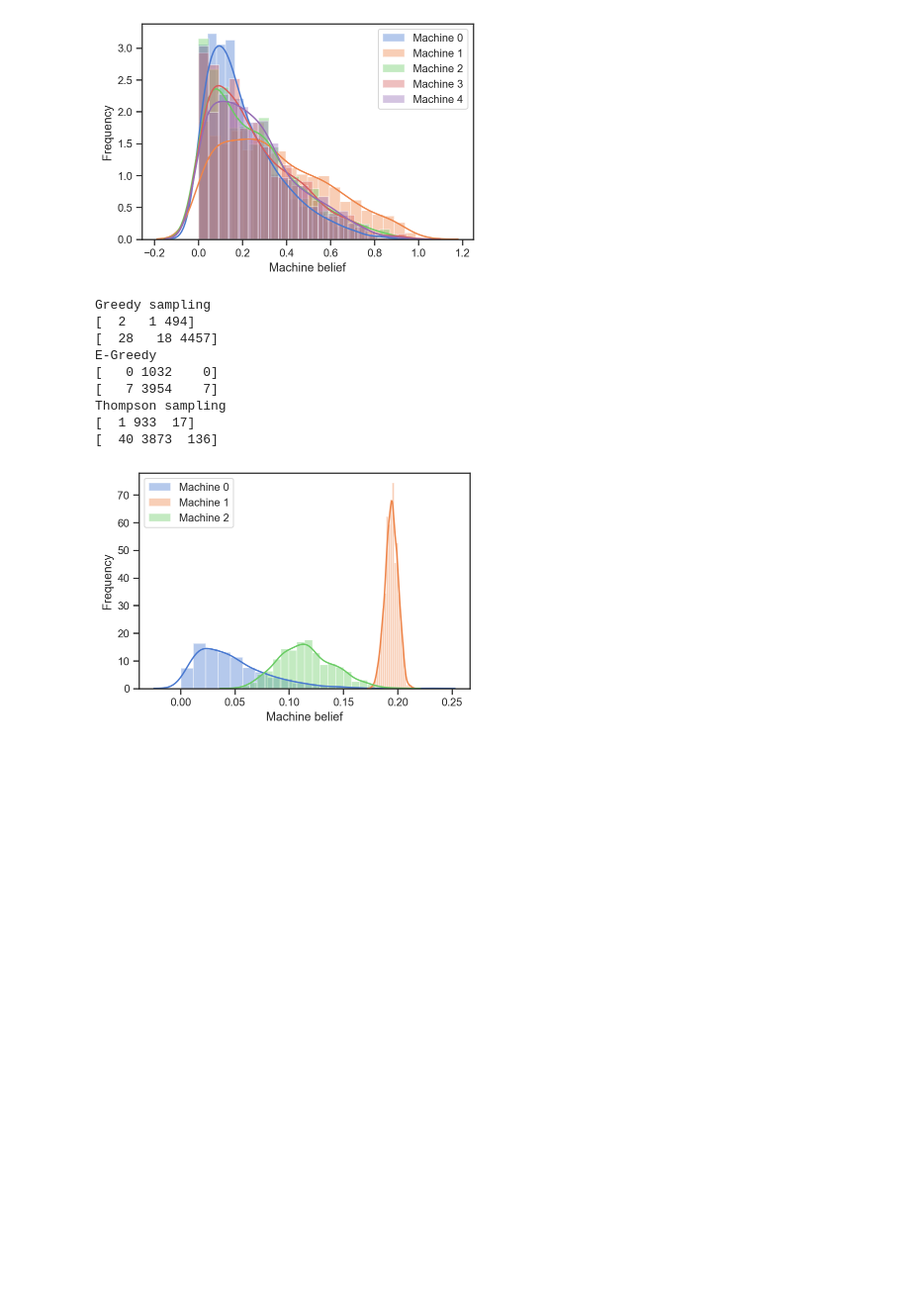
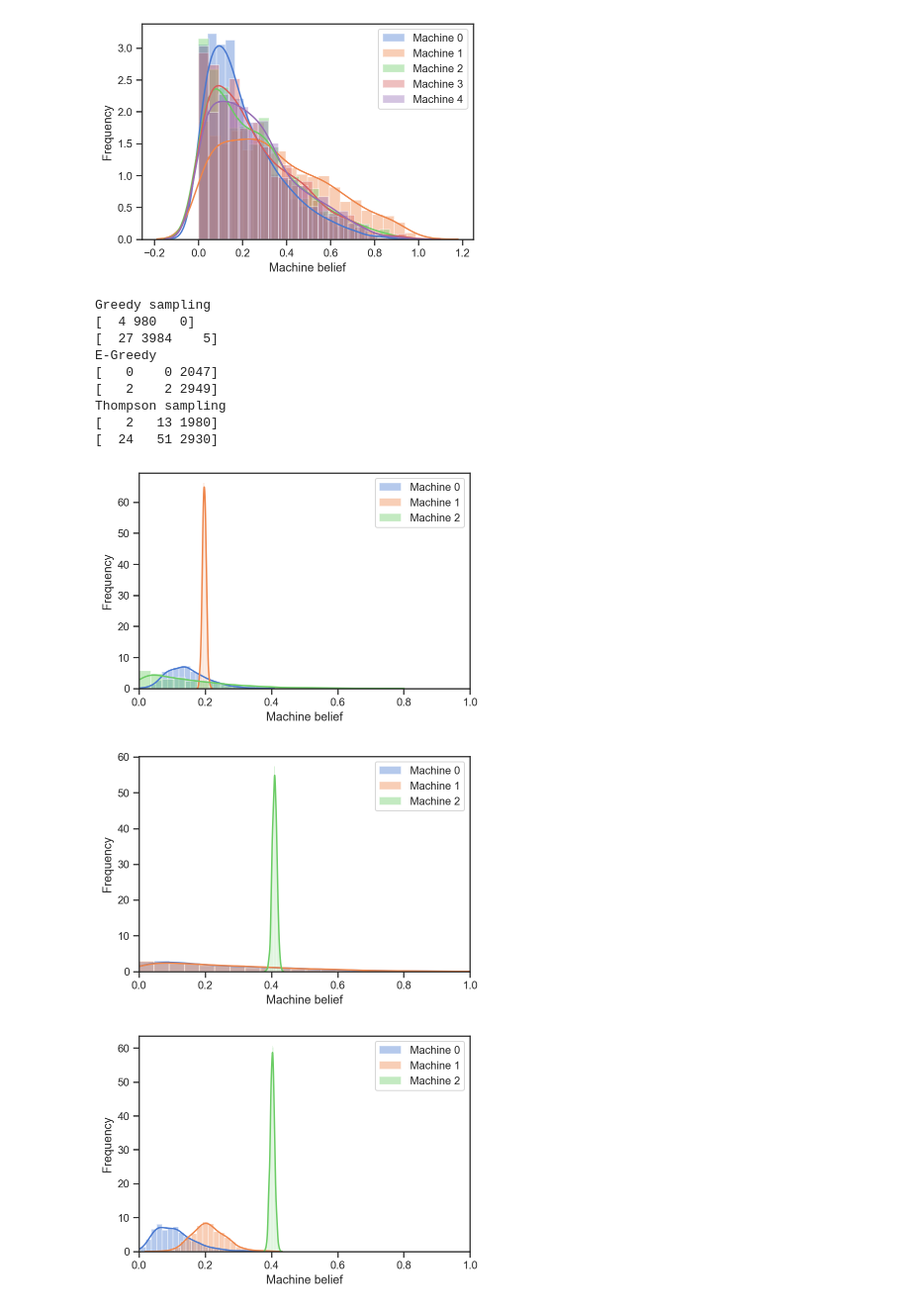
Before and after one commit to rfdickerson/multiarmed-bandits, a Jupyter notebook: Multi-armed bandits.ipynb, the cells around one changed output. Shown at 99% size. Drawn from its saved outputs; the diff is of its cells as text; code cells hidden in the pictures; blank space fills up the shorter version.

```diff
--- a/Multi-armed bandits.ipynb
+++ b/Multi-armed bandits.ipynb
@@ -239,7 +239,7 @@ def plot_beliefs(e):
                          kde=True,
                          label='Machine {}'.format(i),
                          )
-
+    ax.set_xlim([0,1.0])
     ax.set(xlabel='Machine belief', ylabel='Frequency')
     ax.legend()
 # %%
@@ -300,7 +300,7 @@ def thompson(e):
     return np.argmax(probs)
 
 n_trials = 5000
-means = np.array([0.05, 0.2, 0.1])
+means = np.array([0.1, 0.2, 0.4])
 
 a = MAB_Experiment(means)
 a.solve(greedy, n_trials)
@@ -308,28 +308,32 @@ print("Greedy sampling")
 print(a.S)
 print(a.F)
 
+b = MAB_Experiment(means)
+b.solve(egreedy, n_trials)
+print("E-Greedy")
+print(b.S)
+print(b.F)
+
 c = MAB_Experiment(means)
-c.solve(egreedy, n_trials)
-print("E-Greedy")
+c.solve(thompson, n_trials)
+print("Thompson sampling")
 print(c.S)
 print(c.F)
-
-b = MAB_Experiment(means)
-b.solve(thompson, n_trials)
-print("Thompson sampling")
-print(b.S)
-print(b.F)
 # %% [output]
 Greedy sampling
-[  2   1 494]
-[  28   18 4457]
+[  4 980   0]
+[  27 3984    5]
 E-Greedy
-[   0 1032    0]
-[   7 3954    7]
+[   0    0 2047]
+[   2    2 2949]
 Thompson sampling
-[  1 933  17]
-[  40 3873  136]
+[   2   13 1980]
+[  24   51 2930]
 # %%
+plot_beliefs(a)
 plot_beliefs(b)
+plot_beliefs(c)
 # %% [output]
-[figure, old version]
+[figure, new version]
+[figure, added]
+[figure, added]
```
